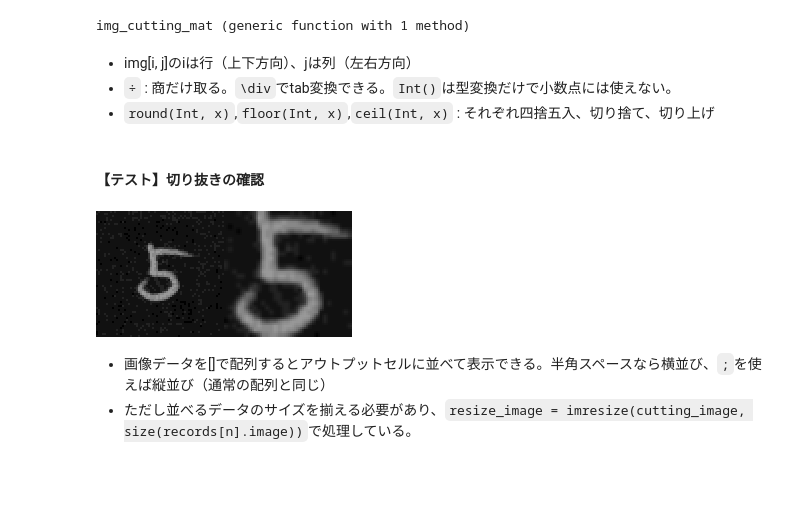
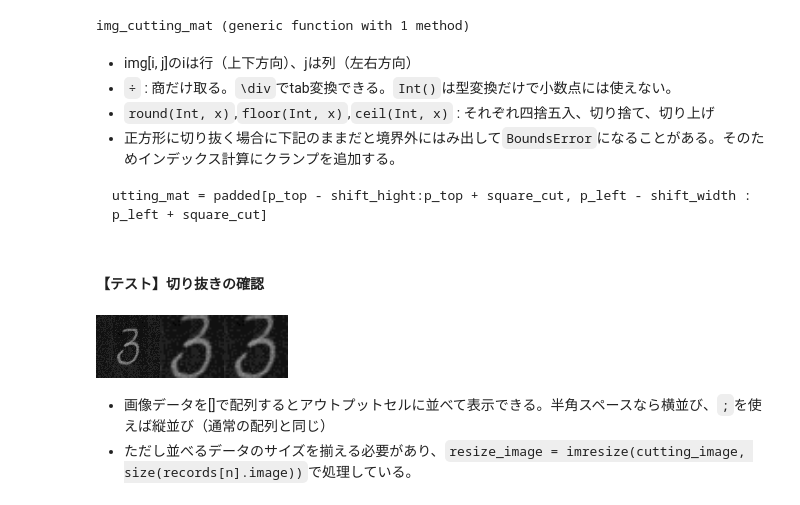
Before and after one commit to SW-yo/OhMyJulia, a Jupyter notebook: Pattern_recognition/etl1_01_normalNN.ipynb, the cells around one changed output. Saved outputs shown, nothing was run; the diff lists cells and outputs as text; code cells hidden in the pictures; blank space fills up the shorter version.

````diff
--- a/Pattern_recognition/etl1_01_normalNN.ipynb
+++ b/Pattern_recognition/etl1_01_normalNN.ipynb
@@ -175,26 +177,32 @@ println([decode([c_jis],"X0201") for c_jis in calsses_jis])
 # %% [markdown]
 #### 3.1 手書き文字の切り抜きと位置ズレの補正
 # %%
+# 閾値調整
+threshold_mat = 96
+threshold_gray = threshold_mat / 255
+
 # (1)グレースケール状態での手書き部分の切り抜き（正方形）
-function img_cutting_grey(img)
+function img_cutting_gray(img)
     # ①手書き位置の確認
     # 一番端のピクセル位置の初期化
     p_top, p_bottom, p_left, p_right = 63, 1, 64, 1
     # 手書き文字と認識する閾値の設定
-    p_threshold = 0.5
+    p_threshold = threshold_gray
     # 一番端のピクセル位置の探索
     for i in 1:63
         for j in 1:64
             if img[i, j] > p_threshold
                 if i < p_top
                     p_top = i
-                elseif i > p_bottom
+                end
+                if i > p_bottom
                     p_bottom = i
                 end
 
                 if j < p_left
                     p_left = j
-                elseif j > p_right
+                end
+                if j > p_right
                     p_right = j
                 end
             end
@@ -234,7 +242,12 @@ function img_cutting_grey(img)
     padded[1:h, 1:w] = img
 
     # ④正方形に切り抜き
-    cutting_image = padded[p_top - shift_hight:p_top + square_cut, p_left - shift_width : p_left + square_cut]
+    # cutting_image = padded[p_top - shift_hight:p_top + square_cut, p_left - shift_width : p_left + square_cut]
+    row_start = max(1, p_top - shift_hight)
+    row_end   = min(new_h, row_start + square_cut)
+    col_start = max(1, p_left - shift_width)
+    col_end   = min(new_w, col_start + square_cut)
+    cutting_image = padded[row_start:row_end, col_start:col_end]
 
     return cutting_image, square    # 切り抜き結果の画像、画像の辺の長さ
 end
@@ -245,20 +258,22 @@ function img_cutting_mat(mat::Matrix{UInt8})
     # 一番端のピクセル位置の初期化
     p_top, p_bottom, p_left, p_right = 63, 1, 64, 1
     # 手書き文字と認識する閾値の設定
-    p_threshold = 128
+    p_threshold = threshold_mat
     # 一番端のピクセル位置の探索
     for i in 1:63
         for j in 1:64
             if mat[i, j] > p_threshold
                 if i < p_top
                     p_top = i
-                elseif i > p_bottom
+                end
+                if i > p_bottom
                     p_bottom = i
                 end
 
                 if j < p_left
                     p_left = j
-                elseif j > p_right
+                end
+                if j > p_right
                     p_right = j
                 end
             end
@@ -298,7 +313,12 @@ function img_cutting_mat(mat::Matrix{UInt8})
     padded[1:h, 1:w] = mat
 
     # ④正方形に切り抜き
-    cutting_mat = padded[p_top - shift_hight:p_top + square_cut, p_left - shift_width : p_left + square_cut]
+    # cutting_mat = padded[p_top - shift_hight:p_top + square_cut, p_left - shift_width : p_left + square_cut]
+    row_start = max(1, p_top - shift_hight)
+    row_end   = min(new_h, row_start + square_cut)
+    col_start = max(1, p_left - shift_width)
+    col_end   = min(new_w, col_start + square_cut)
+    cutting_mat = padded[row_start:row_end, col_start:col_end]
 
     return cutting_mat, square    # 切り抜き結果の画像、画像の辺の長さ
 end
@@ -308,24 +328,30 @@ img_cutting_mat (generic function with 1 method)
 - img[i, j]のiは行（上下方向）、jは列（左右方向）
 - `÷` : 商だけ取る。`\div`でtab変換できる。`Int()`は型変換だけで小数点には使えない。
 - `round(Int, x)`,`floor(Int, x)`,`ceil(Int, x)` : それぞれ四捨五入、切り捨て、切り上げ
+- 正方形に切り抜く場合に下記のままだと境界外にはみ出して`BoundsError`になることがある。そのためインデックス計算にクランプを追加する。
+```
+utting_mat = padded[p_top - shift_hight:p_top + square_cut, p_left - shift_width : p_left + square_cut]
+```
 # %% [markdown]
 #### 【テスト】切り抜きの確認
 # %%
 # 対象サンプル
-n = 8249
+# n = 8249
+n = 5490
 # 切り抜き
-cutting_image = img_cutting_grey(records[n].image)[1]   # グレースケールの切り抜き
+cutting_image = img_cutting_gray(records[n].image)[1]   # グレースケールの切り抜き
 cutting_mat = img_cutting_mat(records[n].mat)[1]    # オリジナルで切り抜き
 # imshow(records[n].image)
 # save("etl1_no_cutting.png", records[n].image)
 # imshow(cutting_image)
 # save("etl1_cutting.png", cutting_image)
 # img出力用加工
 output_image = imresize(cutting_image, size(records[n].image))
-[records[n].image output_image]
+output_mat = imresize(Gray{N0f8}.(cutting_mat ./ 255), size(records[n].image))
+[records[n].image output_image output_mat]
 # [records[n].image ; resize_image]
 # %% [output]
-[figure, old version]
+[figure, new version]
 # %% [markdown]
 - 画像データを[]で配列するとアウトプットセルに並べて表示できる。半角スペースなら横並び、`;`を使えば縦並び（通常の配列と同じ）
 - ただし並べるデータのサイズを揃える必要があり、`resize_image = imresize(cutting_image, size(records[n].image))`で処理している。
````
Also changed, not shown: parts of 27 cells of this notebook, 25 other files.
